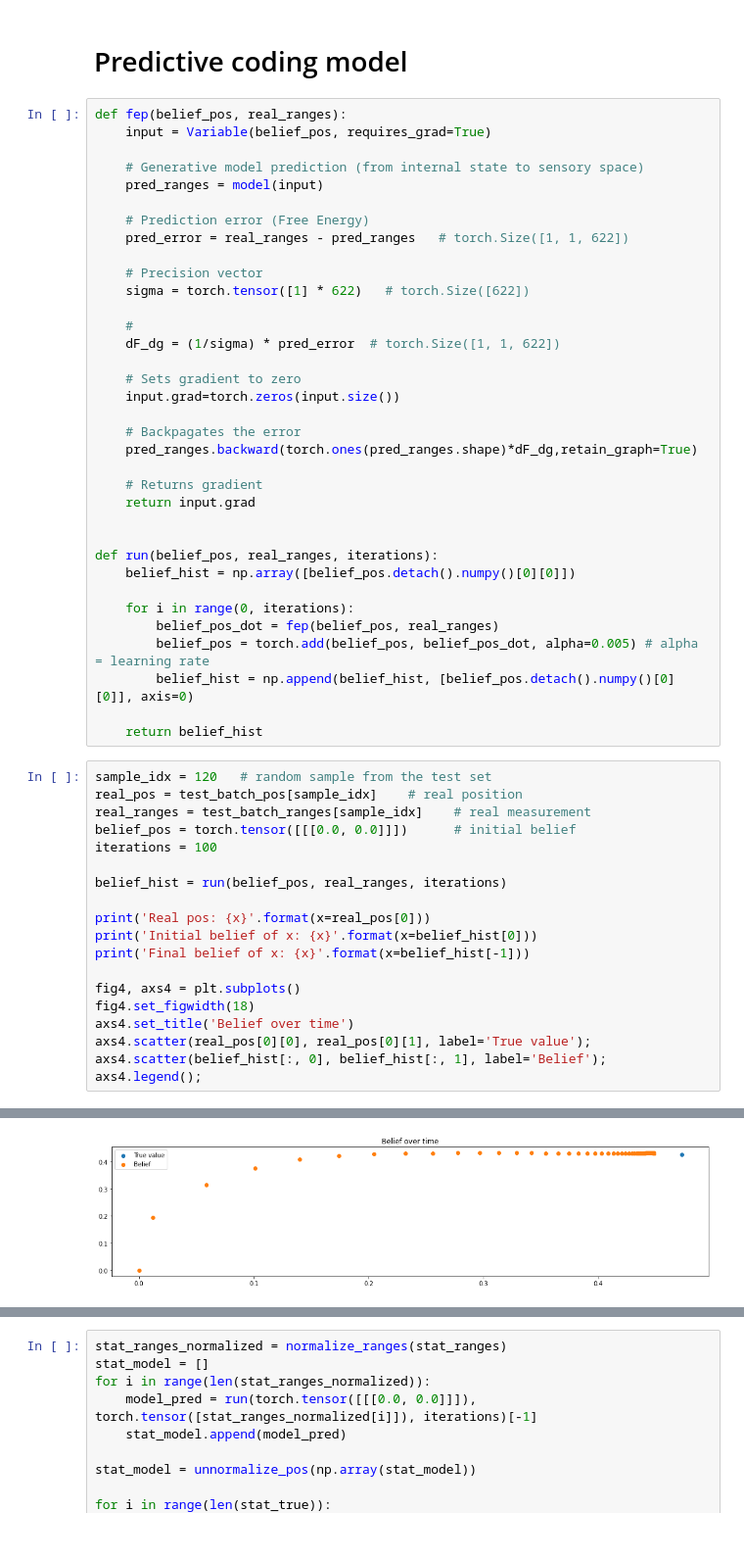
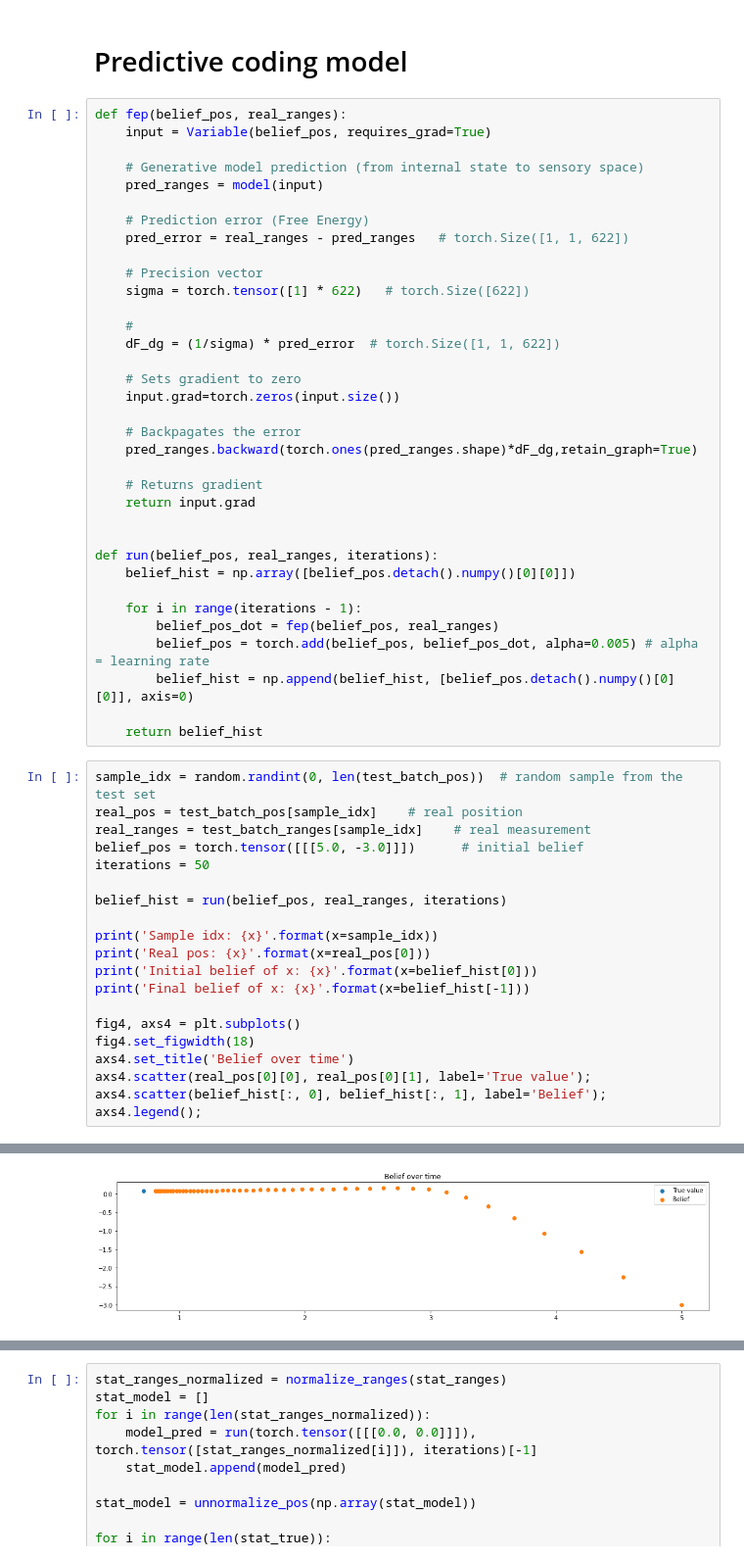
Before and after one commit to daniel-burghardt/predictive-coding-slam, a Jupyter notebook: corridor_two_axis/ANN_&_FEP_model_corridor_two.ipynb, the cells around one changed output, grey strips where cells are left out. Shown at 98% size. Saved outputs shown, nothing was run; the diff lists cells and outputs as text.

```diff
--- a/corridor_two_axis/ANN_&_FEP_model_corridor_two.ipynb
+++ b/corridor_two_axis/ANN_&_FEP_model_corridor_two.ipynb
@@ -335,21 +352,22 @@ def fep(belief_pos, real_ranges):
 def run(belief_pos, real_ranges, iterations):
     belief_hist = np.array([belief_pos.detach().numpy()[0][0]])
 
-    for i in range(0, iterations):
+    for i in range(iterations - 1):
         belief_pos_dot = fep(belief_pos, real_ranges)
         belief_pos = torch.add(belief_pos, belief_pos_dot, alpha=0.005) # alpha = learning rate
         belief_hist = np.append(belief_hist, [belief_pos.detach().numpy()[0][0]], axis=0)
 
     return belief_hist
 # %%
-sample_idx = 120   # random sample from the test set
+sample_idx = random.randint(0, len(test_batch_pos))  # random sample from the test set
 real_pos = test_batch_pos[sample_idx]    # real position
 real_ranges = test_batch_ranges[sample_idx]    # real measurement
-belief_pos = torch.tensor([[[0.0, 0.0]]])      # initial belief
-iterations = 100
+belief_pos = torch.tensor([[[5.0, -3.0]]])      # initial belief
+iterations = 50
 
 belief_hist = run(belief_pos, real_ranges, iterations)
 
+print('Sample idx: {x}'.format(x=sample_idx))
 print('Real pos: {x}'.format(x=real_pos[0]))
 print('Initial belief of x: {x}'.format(x=belief_hist[0]))
 print('Final belief of x: {x}'.format(x=belief_hist[-1]))
@@ -367,2 +386,2 @@ Final belief of x: [0.44861091 0.43115275]
-[figure, old version]
+[figure, new version]
 # %%
```
Also changed, not shown: parts of 9 cells of this notebook, 1 other file.
